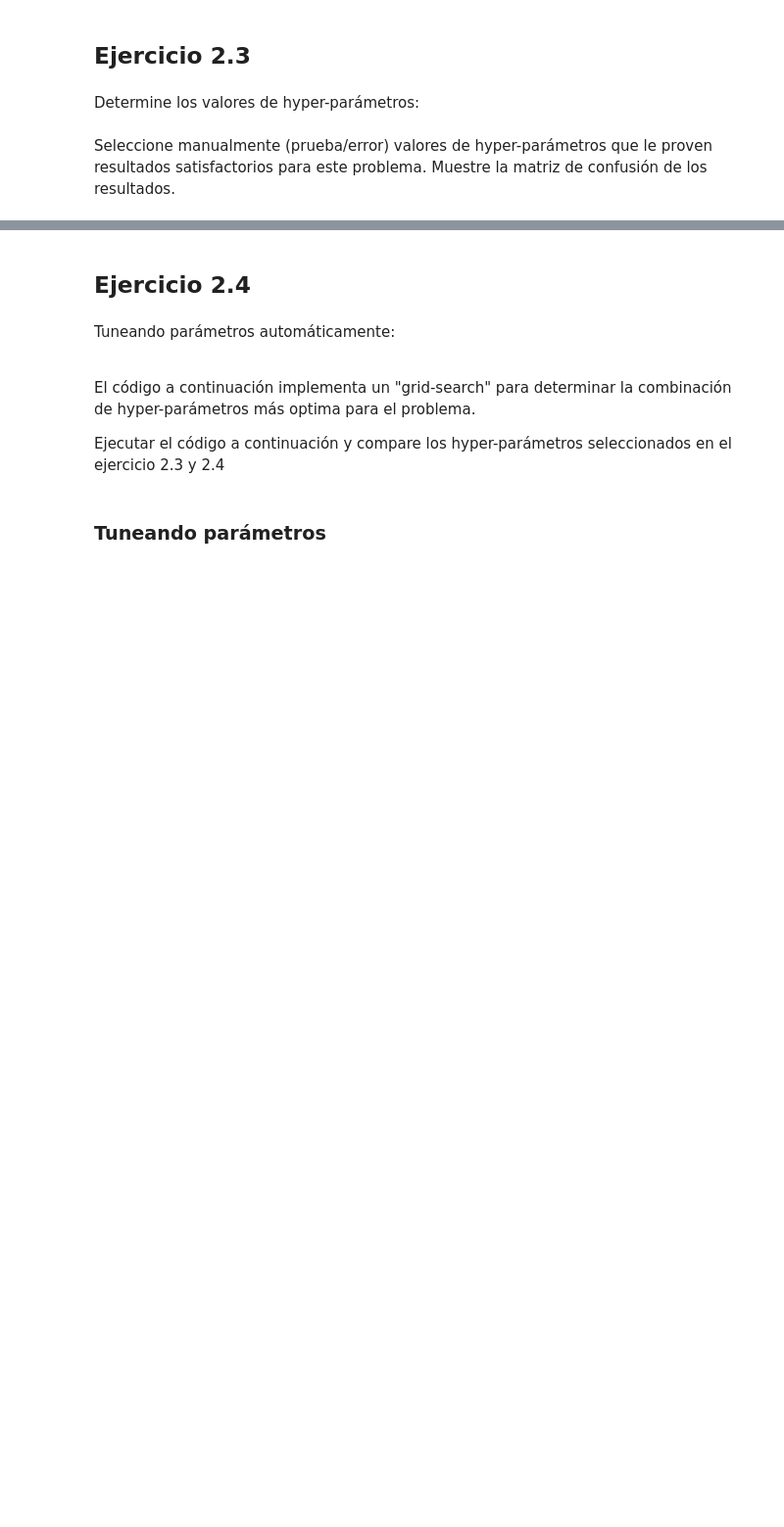
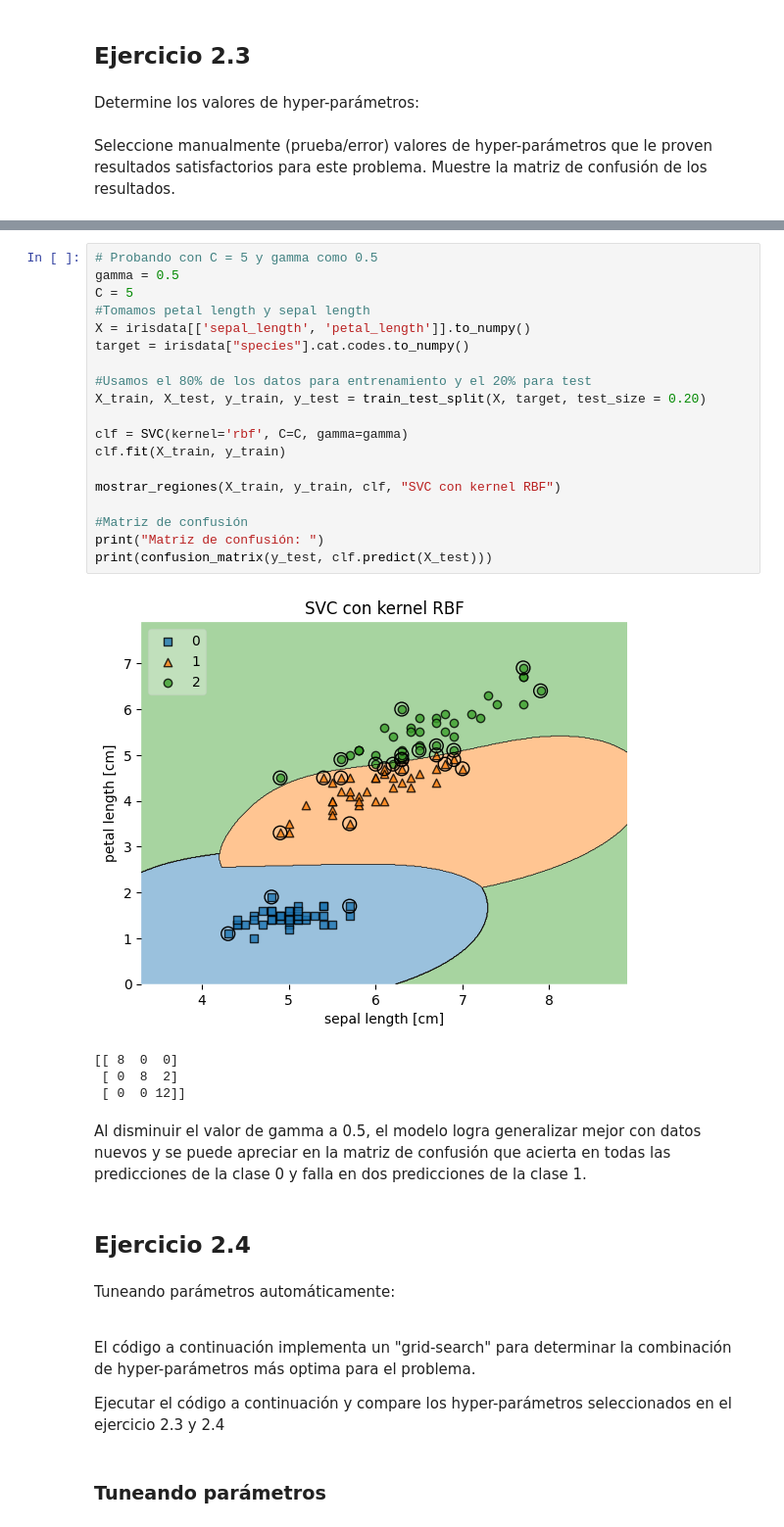
Before and after one commit to Gh0stJJ/Taller-4-Support-Vector-Machines, a Jupyter notebook: svm-hyper-parámetros.ipynb, the cells around one changed output, grey strips where cells are left out. Shown at 98% size. Saved outputs shown, nothing was run; the diff lists cells and outputs as text; blank space fills up the shorter version.

```diff
--- a/svm-hyper-parámetros.ipynb
+++ b/svm-hyper-parámetros.ipynb
@@ -184,3 +270,29 @@ Seleccione manualmente (prueba/error) valores de hyper-parámetros que le proven
+# %%
+# Probando con C = 5 y gamma como 0.5
+gamma = 0.5
+C = 5
+#Tomamos petal length y sepal length
+X = irisdata[['sepal_length', 'petal_length']].to_numpy()
+target = irisdata["species"].cat.codes.to_numpy()
+
+#Usamos el 80% de los datos para entrenamiento y el 20% para test
+X_train, X_test, y_train, y_test = train_test_split(X, target, test_size = 0.20)
+
+clf = SVC(kernel='rbf', C=C, gamma=gamma)
+clf.fit(X_train, y_train)
+
+mostrar_regiones(X_train, y_train, clf, "SVC con kernel RBF")
+
+#Matriz de confusión
+print("Matriz de confusión: ")
+print(confusion_matrix(y_test, clf.predict(X_test)))
+# %% [output]
+[figure, added]
+[[ 8  0  0]
+ [ 0  8  2]
+ [ 0  0 12]]
+# %% [markdown]
+Al disminuir el valor de gamma a 0.5, el modelo logra generalizar mejor con datos nuevos y se puede apreciar en la matriz de confusión que acierta en todas las predicciones de la clase 0 y falla en dos predicciones de la clase 1.
 # %% [markdown]
 ## Ejercicio 2.4
 # %% [markdown]
```
Also changed, not shown: parts of 12 cells of this notebook.
